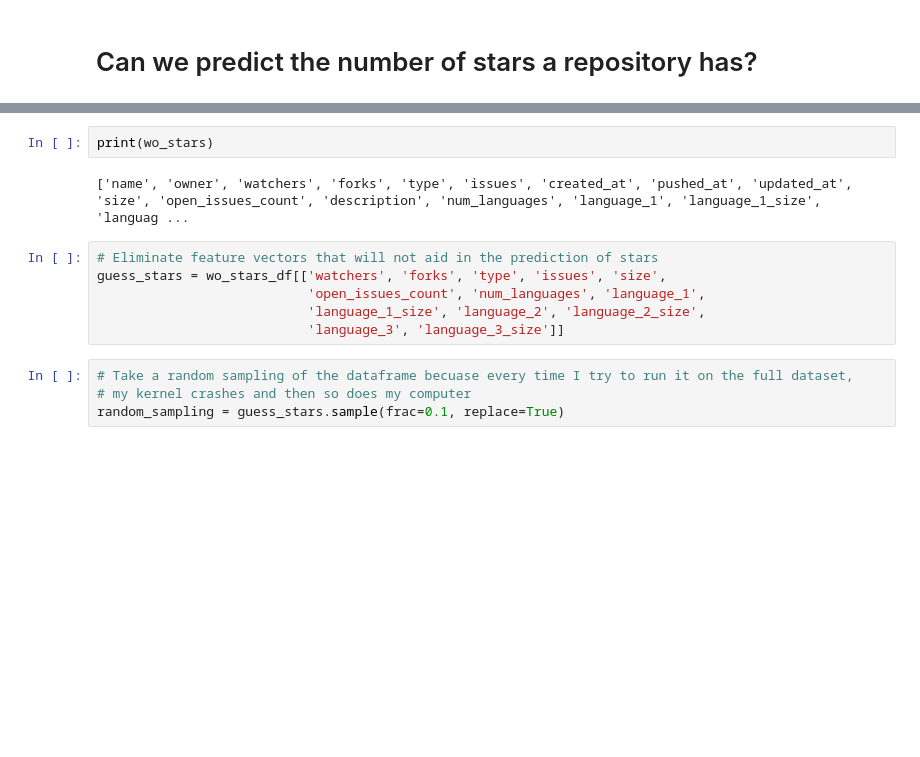
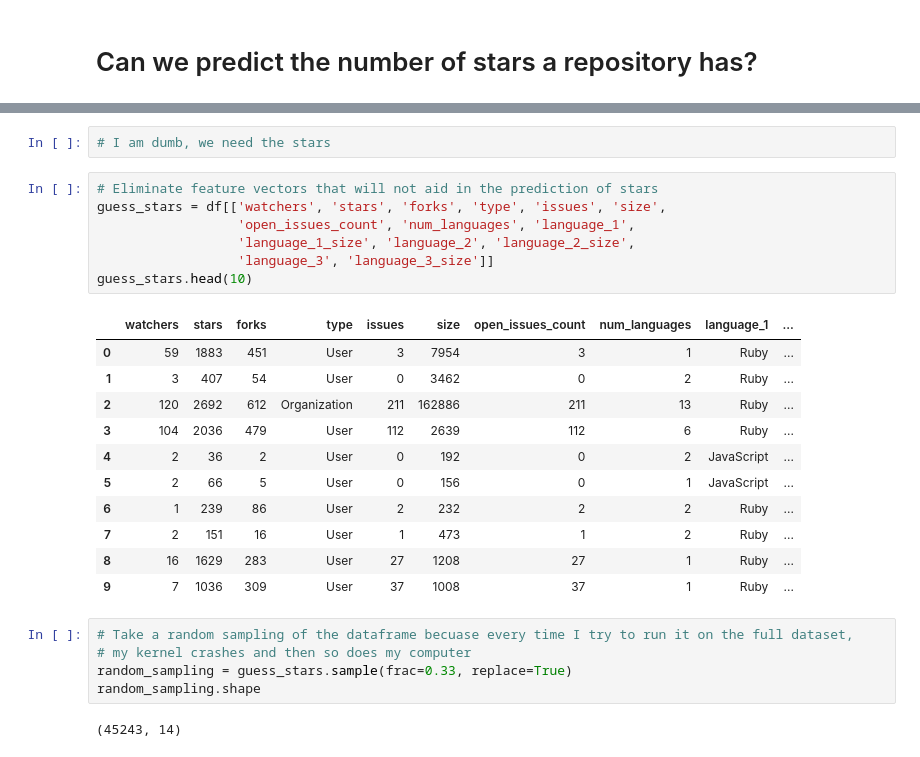
Before and after one commit to sean-smith/peregrine, a Jupyter notebook: GitHub_Analysis.ipynb, the cells around one changed output, grey strips where cells are left out. Drawn from its saved outputs; the diff is of its cells as text; blank space fills up the shorter version.

```diff
--- a/GitHub_Analysis.ipynb
+++ b/GitHub_Analysis.ipynb
@@ -192,17 +176,31 @@ wo_stars_df.head(2)
-# %%
-print(wo_stars)
-# %% [output]
-['name', 'owner', 'watchers', 'forks', 'type', 'issues', 'created_at', 'pushed_at', 'updated_at', 'size', 'open_issues_count', 'description', 'num_languages', 'language_1', 'language_1_size', 'languag ...
+# %%
+# I am dumb, we need the stars
 # %%
 # Eliminate feature vectors that will not aid in the prediction of stars
-guess_stars = wo_stars_df[['watchers', 'forks', 'type', 'issues', 'size',
-                           'open_issues_count', 'num_languages', 'language_1',
-                           'language_1_size', 'language_2', 'language_2_size',
-                           'language_3', 'language_3_size']]
+guess_stars = df[['watchers', 'stars', 'forks', 'type', 'issues', 'size',
+                  'open_issues_count', 'num_languages', 'language_1',
+                  'language_1_size', 'language_2', 'language_2_size',
+                  'language_3', 'language_3_size']]
+guess_stars.head(10)
+# %% [output]
+|  | watchers | stars | forks | type | issues | size | open_issues_count | num_languages | language_1 | ... |
+| 0 | 59 | 1883 | 451 | User | 3 | 7954 | 3 | 1 | Ruby | ... |
+| 1 | 3 | 407 | 54 | User | 0 | 3462 | 0 | 2 | Ruby | ... |
+| 2 | 120 | 2692 | 612 | Organization | 211 | 162886 | 211 | 13 | Ruby | ... |
+| 3 | 104 | 2036 | 479 | User | 112 | 2639 | 112 | 6 | Ruby | ... |
+| 4 | 2 | 36 | 2 | User | 0 | 192 | 0 | 2 | JavaScript | ... |
+| 5 | 2 | 66 | 5 | User | 0 | 156 | 0 | 1 | JavaScript | ... |
+| 6 | 1 | 239 | 86 | User | 2 | 232 | 2 | 2 | Ruby | ... |
+| 7 | 2 | 151 | 16 | User | 1 | 473 | 1 | 2 | Ruby | ... |
+| 8 | 16 | 1629 | 283 | User | 27 | 1208 | 27 | 1 | Ruby | ... |
+| 9 | 7 | 1036 | 309 | User | 37 | 1008 | 37 | 1 | Ruby | ... |
 # %%
 # Take a random sampling of the dataframe becuase every time I try to run it on the full dataset,
 # my kernel crashes and then so does my computer
-random_sampling = guess_stars.sample(frac=0.1, replace=True)
+random_sampling = guess_stars.sample(frac=0.33, replace=True)
+random_sampling.shape
+# %% [output]
+(45243, 14)
 # %%
 random_sampling = random_sampling.replace(np.NaN, 0)
 random_sampling.head(10)
```
Also changed, not shown: parts of 23 cells of this notebook.
